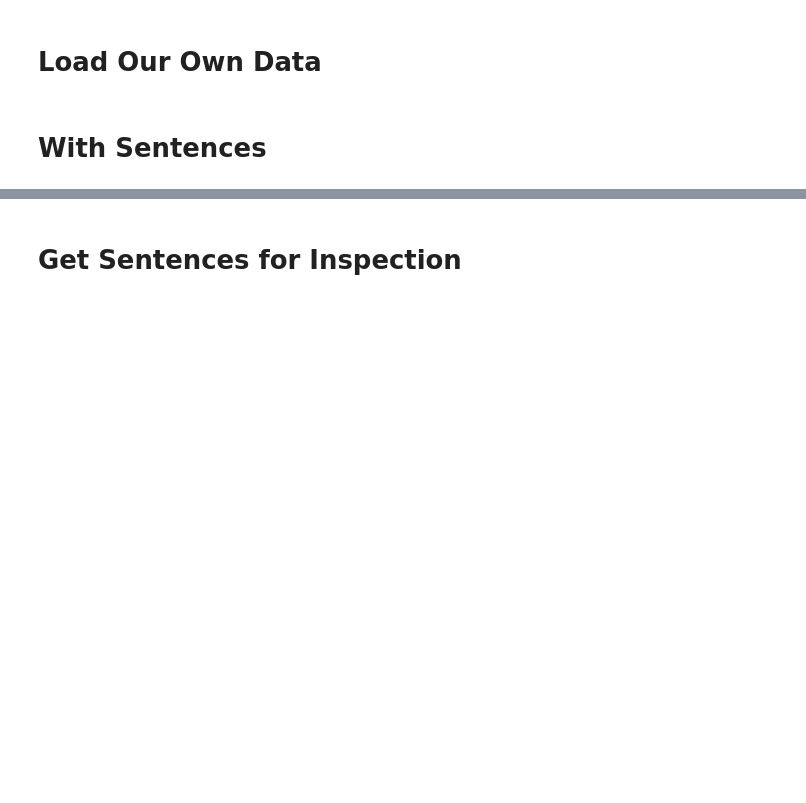
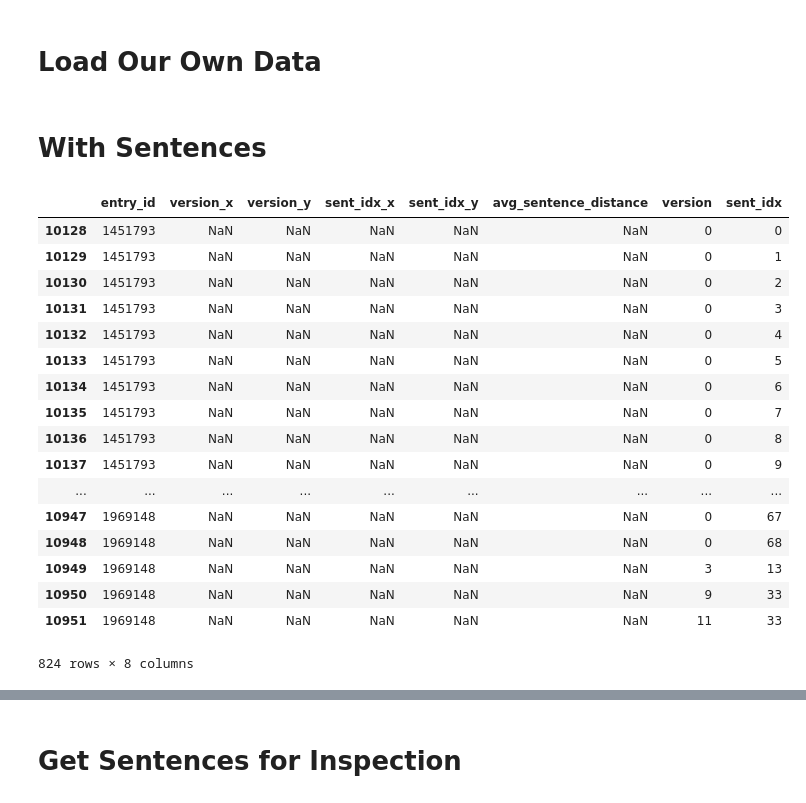
Before and after one commit to alex2awesome/edit-pathways, a Jupyter notebook: notebooks/2021-04-11_spark-nlp.ipynb, the cells around one changed output, grey strips where cells are left out. Saved outputs shown, nothing was run; the diff lists cells and outputs as text; code cells hidden in the pictures; blank space fills up the shorter version.

```diff
--- a/notebooks/2021-04-11_spark-nlp.ipynb
+++ b/notebooks/2021-04-11_spark-nlp.ipynb
@@ -307,0 +363,25 @@ min_sent_dfp = min_sent_df.toPandas()
+# %%
+min_sent_dfp.merge(sent_idx_sdfp,
+                   left_on=['entry_id', 'version_y',  'sent_idx_y'],
+                   right_on=['entry_id', 'version', 'sent_idx'],
+                   how='right'
+                  ).loc[lambda df: df['sent_idx_y'].isnull()]
+# %% [output]
+|  | entry_id | version_x | version_y | sent_idx_x | sent_idx_y | avg_sentence_distance | version | sent_idx |
+| 10128 | 1451793 | NaN | NaN | NaN | NaN | NaN | 0 | 0 |
+| 10129 | 1451793 | NaN | NaN | NaN | NaN | NaN | 0 | 1 |
+| 10130 | 1451793 | NaN | NaN | NaN | NaN | NaN | 0 | 2 |
+| 10131 | 1451793 | NaN | NaN | NaN | NaN | NaN | 0 | 3 |
+| 10132 | 1451793 | NaN | NaN | NaN | NaN | NaN | 0 | 4 |
+| 10133 | 1451793 | NaN | NaN | NaN | NaN | NaN | 0 | 5 |
+| 10134 | 1451793 | NaN | NaN | NaN | NaN | NaN | 0 | 6 |
+| 10135 | 1451793 | NaN | NaN | NaN | NaN | NaN | 0 | 7 |
+| 10136 | 1451793 | NaN | NaN | NaN | NaN | NaN | 0 | 8 |
+| 10137 | 1451793 | NaN | NaN | NaN | NaN | NaN | 0 | 9 |
+| ... | ... | ... | ... | ... | ... | ... | ... | ... |
+| 10947 | 1969148 | NaN | NaN | NaN | NaN | NaN | 0 | 67 |
+| 10948 | 1969148 | NaN | NaN | NaN | NaN | NaN | 0 | 68 |
+| 10949 | 1969148 | NaN | NaN | NaN | NaN | NaN | 3 | 13 |
+| 10950 | 1969148 | NaN | NaN | NaN | NaN | NaN | 9 | 33 |
+| 10951 | 1969148 | NaN | NaN | NaN | NaN | NaN | 11 | 33 |
+824 rows × 8 columns
```
Also changed, not shown: parts of 52 cells of this notebook.
